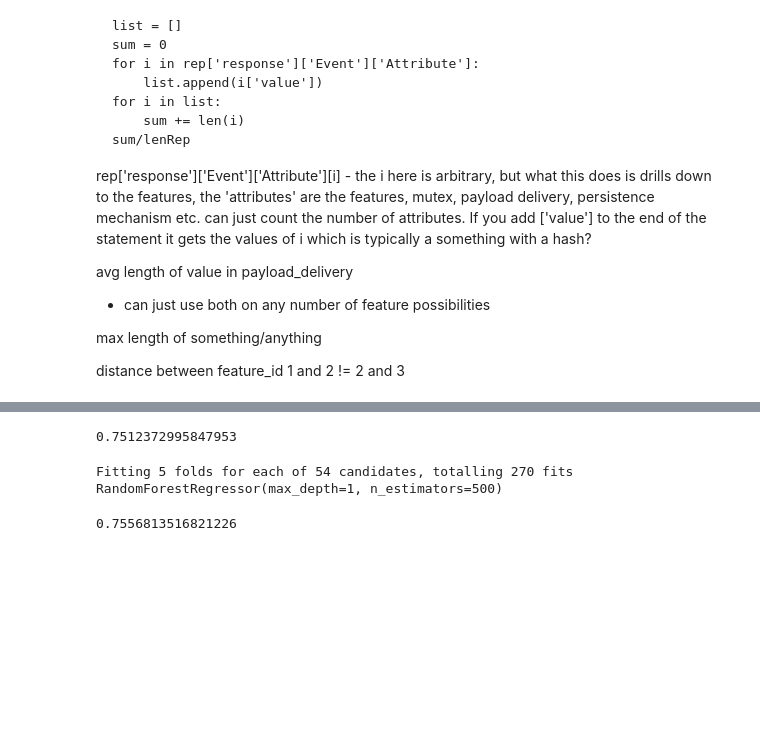
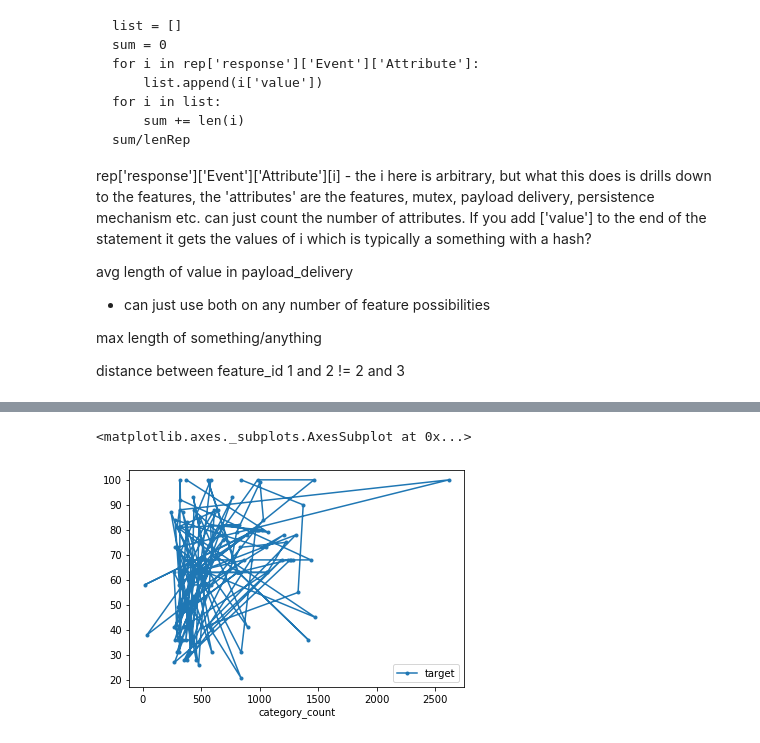
Before and after one commit to bdjulian/url-classification, a Jupyter notebook: url-classification/hybrid-analysis.ipynb, the cells around one changed output, grey strips where cells are left out. Drawn from its saved outputs; the diff is of its cells as text; code cells hidden in the pictures; blank space fills up the shorter version.

```diff
--- a/url-classification/hybrid-analysis.ipynb
+++ b/url-classification/hybrid-analysis.ipynb
@@ -409,3 +354,5 @@ df = df.drop(columns = 'job_id')
+# %%
+df = df.drop(index=24)
 # %%
 X = df.drop(columns = 'target')
 y = df['target']
@@ -484,5 +526,0 @@ X_test = X_test[X_test.columns[p]]
-# %%
-rfr.fit(X_train, y_train)
-rfr.score(X_train, y_train)
-# %% [output]
-0.7512372995847953
@@ -491,15 +527,5 @@ preds = rfr.predict(X_test)
-# %%
-tuned_parameters = {'n_estimators': [500, 700, 1000], 'max_depth': [1, 2, 3, 4, 5, 6], 'min_samples_split':[2,3,4]}
-clf = GridSearchCV(RandomForestRegressor(), tuned_parameters, cv=5,
-                   n_jobs=-1, verbose=1)
-clf.fit(X_train, y_train)
-print(clf.best_estimator_)
-# %% [output]
-Fitting 5 folds for each of 54 candidates, totalling 270 fits
-RandomForestRegressor(max_depth=1, n_estimators=500)
-# %%
-rfr = RandomForestRegressor(max_depth=6, random_state=5, n_estimators = 1000)
-rfr.fit(X_train, y_train)
-rfr.score(X_train, y_train)
-# %% [output]
-0.7556813516821226
+# %%
+df.plot(x='category_count', y='target', marker='.')
+# %% [output]
+<matplotlib.axes._subplots.AxesSubplot at 0x...>
+[figure, added]
```
Also changed, not shown: parts of 59 cells of this notebook, 23 other files.
